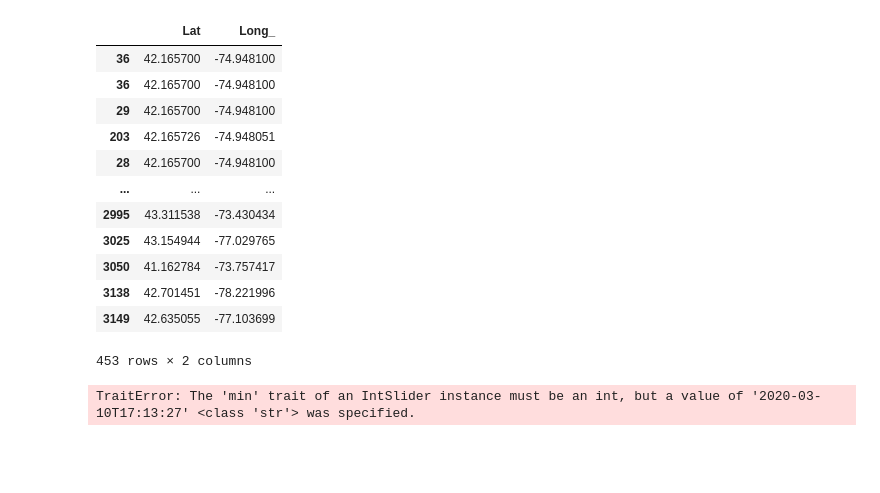
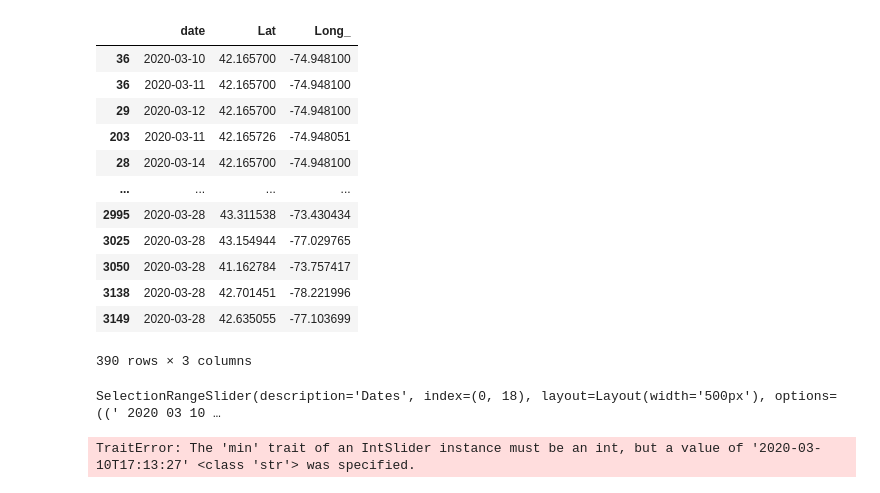
Before and after one commit to positivelyalli/COVID19_ETL_Project, a Jupyter notebook: clean_who_covid19.ipynb, the cells around one changed output. Saved outputs shown, nothing was run; the diff lists cells and outputs as text; code cells hidden in the pictures; blank space fills up the shorter version.

```diff
--- a/clean_who_covid19.ipynb
+++ b/clean_who_covid19.ipynb
@@ -21,12 +22,12 @@ dates_list_1=[]
 def daterange(start_date, end_date):
       for n in range(int ((end_date - start_date).days)):
              yield start_date + timedelta(n)
-start_date = date(2020, 1, 22)
+start_date = date(2020, 3, 1)
 end_date = date(2020, 3, 22)
 for single_date in daterange(start_date, end_date):
     dates_list.append(single_date.strftime("%m-%d-%Y")+'.csv')
 print(dates_list)
-start_date1 = date(2020, 3, 22)
+start_date1 = date(2020, 3, 23)
 end_date1 = date(2020, 3, 29)
 for each_single_date in daterange(start_date1, end_date1):
     dates_list_1.append(each_single_date.strftime("%m-%d-%Y")+'.csv')
@@ -107,0 +125,10 @@ combine_df
+# %%
+def func(x):
+    print(x)
+    if x[4] == '-':
+        x = x[:10]
+        y = datetime.strptime(x, '%Y-%m-%d').date()
+    else:
+        x=x[:10]
+        y = datetime.strptime(x, '%m/%d/%y').date()
+    return y
@@ -107,0 +139,3 @@ combine_df
+# %%
+combine_df['date'] = combine_df['Last_Update'].apply(func)
+combine_df['date']
@@ -160,25 +225,45 @@ print(FL)
 # %%
-NY_locations = NY[["Lat", "Long_"]]
-NJ_locations = NJ[["Lat", "Long_"]]
-CA_locations = CA[["Lat", "Long_"]]
-MI_locations = MI[["Lat", "Long_"]]
-WA_locations = WA[["Lat", "Long_"]]
-FL_locations = FL[["Lat", "Long_"]]
+NY_locations = NY[["date","Lat", "Long_"]]
+NJ_locations = NJ[["date","Lat", "Long_"]]
+CA_locations = CA[["date","Lat", "Long_"]]
+MI_locations = MI[["date","Lat", "Long_"]]
+WA_locations = WA[["date","Lat", "Long_"]]
+FL_locations = FL[["date","Lat", "Long_"]]
 NY_locations
 # %% [output]
-|  | Lat | Long_ |
-| 36 | 42.165700 | -74.948100 |
-| 36 | 42.165700 | -74.948100 |
-| 29 | 42.165700 | -74.948100 |
-| 203 | 42.165726 | -74.948051 |
-| 28 | 42.165700 | -74.948100 |
-| ... | ... | ... |
-| 2995 | 43.311538 | -73.430434 |
-| 3025 | 43.154944 | -77.029765 |
-| 3050 | 41.162784 | -73.757417 |
-| 3138 | 42.701451 | -78.221996 |
-| 3149 | 42.635055 | -77.103699 |
+|  | date | Lat | Long_ |
+| 36 | 2020-03-10 | 42.165700 | -74.948100 |
+| 36 | 2020-03-11 | 42.165700 | -74.948100 |
+| 29 | 2020-03-12 | 42.165700 | -74.948100 |
+| 203 | 2020-03-11 | 42.165726 | -74.948051 |
+| 28 | 2020-03-14 | 42.165700 | -74.948100 |
+| ... | ... | ... | ... |
+| 2995 | 2020-03-28 | 43.311538 | -73.430434 |
+| 3025 | 2020-03-28 | 43.154944 | -77.029765 |
+| 3050 | 2020-03-28 | 41.162784 | -73.757417 |
+| 3138 | 2020-03-28 | 42.701451 | -78.221996 |
+| 3149 | 2020-03-28 | 42.635055 | -77.103699 |
-453 rows × 2 columns
+390 rows × 3 columns
+# %%
+start_date = datetime(2020, 3, 10)
+end_date = datetime(2020, 3, 28)
+
+dates = pd.date_range(start_date, end_date, freq='D')
+
+options = [(date.strftime(' %Y %m %d '), date) for date in dates]
+index = (0, len(options)-1)
+
+selection_range_slider = widgets.SelectionRangeSlider(
+    options=options,
+    index=index,
+    description='Dates',
+    orientation='horizontal',
+    layout={'width': '500px'}
+)
+
+selection_range_slider
+# %% [output]
+SelectionRangeSlider(description='Dates', index=(0, 18), layout=Layout(width='500px'), options=((' 2020 03 10 …
 # %%
 class AcledExplorer(object):
     """
```
Also changed, not shown: parts of 13 cells of this notebook.
